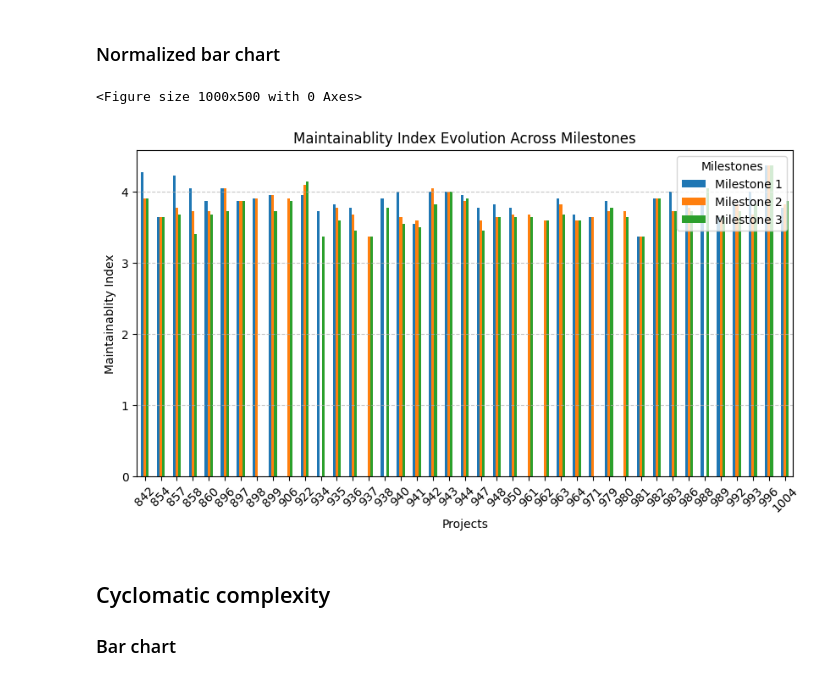
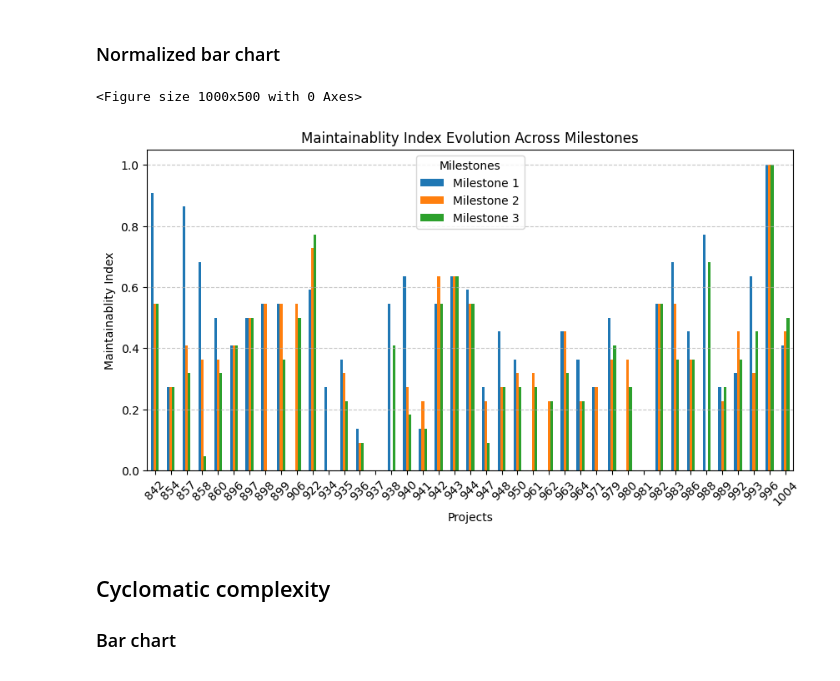
Before and after one commit to petercsaszar/code-metrics, a Jupyter notebook: gitlab_extractor/visualization/visualize_builtin.ipynb, the cells around one changed output. Saved outputs shown, nothing was run; the diff lists cells and outputs as text; code cells hidden in the pictures.

```diff
--- a/gitlab_extractor/visualization/visualize_builtin.ipynb
+++ b/gitlab_extractor/visualization/visualize_builtin.ipynb
@@ -153,25 +153,25 @@ plt.show()
 # %% [markdown]
 ### Normalized bar chart
 # %%
-df_maintainabilty = df_maintainabilty / (df_maintainabilty.max() - df_maintainabilty.min())
+df_maintainabilty = df_maintainabilty = (df_maintainabilty - df_maintainabilty.min()) / (df_maintainabilty.max() - df_maintainabilty.min())
 
 # Plot
 plt.figure(figsize=(10, 5))
 df_maintainabilty.plot(kind='bar', figsize=(10, 5))
 
 # Labels and Title
 plt.xlabel("Projects")
 plt.ylabel("Maintainablity Index")
 plt.title("Maintainablity Index Evolution Across Milestones")
 plt.legend(title="Milestones")
 plt.xticks(rotation=45)
 plt.grid(axis="y", linestyle="--", alpha=0.7)
 
 # Show plot
 plt.show()
 # %% [output]
 <Figure size 1000x500 with 0 Axes>
-[figure, old version]
+[figure, new version]
 # %% [markdown]
 ## Cyclomatic complexity
 ### Bar chart
```
Also changed, not shown: parts of 7 cells of this notebook, 3 other files.
